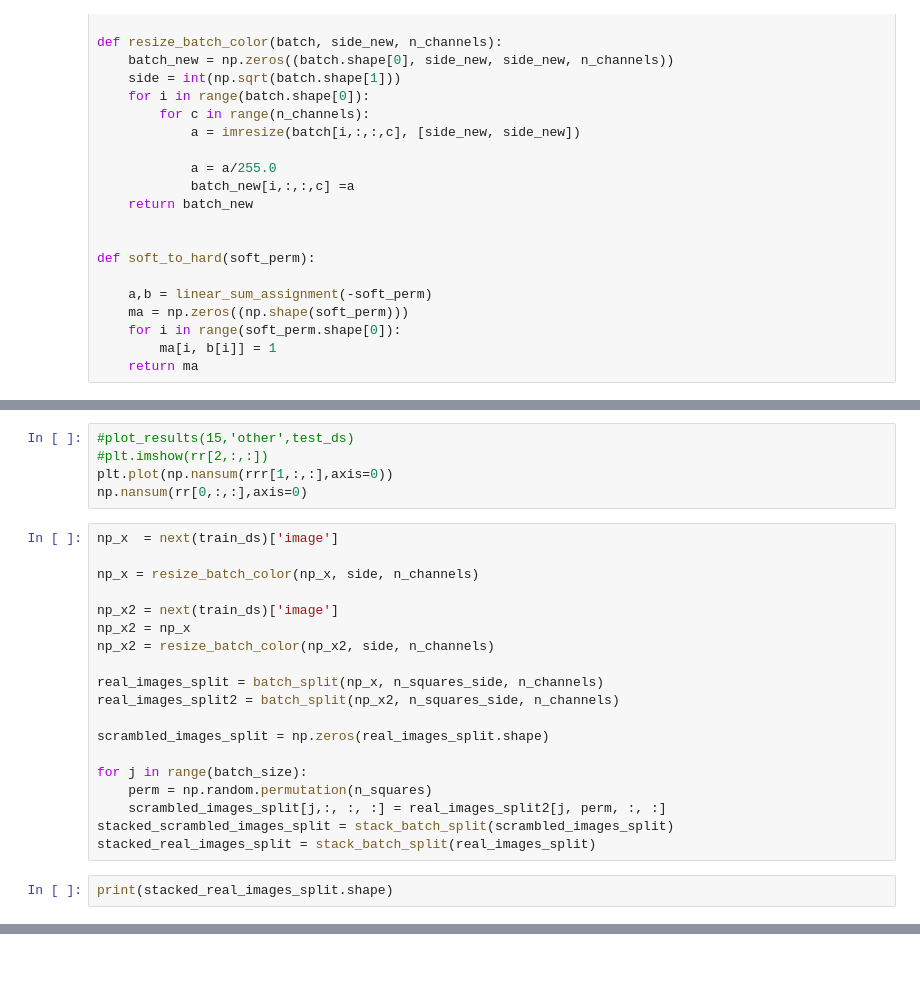
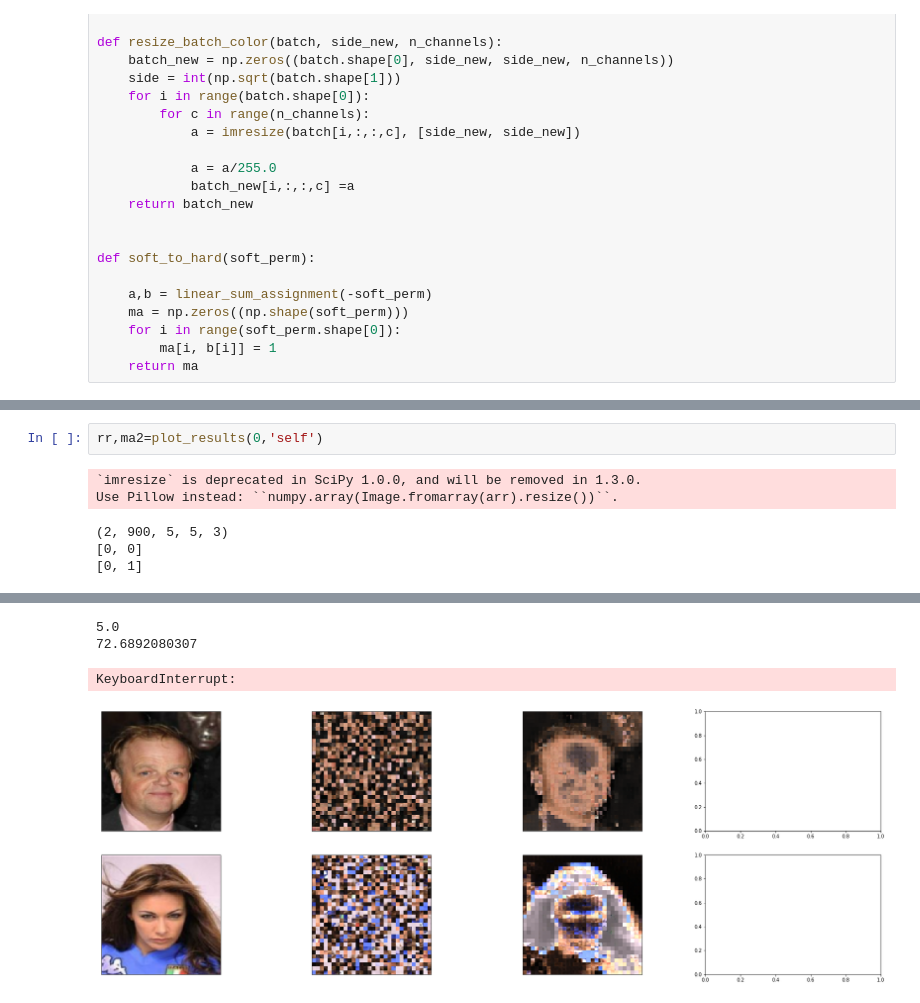
Before and after one commit to gomena/sinkhorn_networks, a Jupyter notebook: Sinkhorn_jigsaw-wg-transformer-Celeba.ipynb, the cells around one changed output, grey strips where cells are left out. Saved outputs shown, nothing was run; the diff lists cells and outputs as text; blank space fills up the shorter version.

```diff
--- a/Sinkhorn_jigsaw-wg-transformer-Celeba.ipynb
+++ b/Sinkhorn_jigsaw-wg-transformer-Celeba.ipynb
@@ -290,26 +299,8 @@ Use Pillow instead: ``numpy.array(Image.fromarray(arr).resize())``.
-# %%
-#plot_results(15,'other',test_ds)
-#plt.imshow(rr[2,:,:])
-plt.plot(np.nansum(rrr[1,:,:],axis=0))
-np.nansum(rr[0,:,:],axis=0)
-# %%
-np_x  = next(train_ds)['image']
-
-np_x = resize_batch_color(np_x, side, n_channels)
-
-np_x2 = next(train_ds)['image']
-np_x2 = np_x
-np_x2 = resize_batch_color(np_x2, side, n_channels)
-
-real_images_split = batch_split(np_x, n_squares_side, n_channels)
-real_images_split2 = batch_split(np_x2, n_squares_side, n_channels)
-
-scrambled_images_split = np.zeros(real_images_split.shape)
-
-for j in range(batch_size):
-    perm = np.random.permutation(n_squares)
-    scrambled_images_split[j,:, :, :] = real_images_split2[j, perm, :, :]
-stacked_scrambled_images_split = stack_batch_split(scrambled_images_split)
-stacked_real_images_split = stack_batch_split(real_images_split)
-# %%
-print(stacked_real_images_split.shape)
+# %%
+rr,ma2=plot_results(0,'self')
+# %% [output]
+`imresize` is deprecated in SciPy 1.0.0, and will be removed in 1.3.0.
+Use Pillow instead: ``numpy.array(Image.fromarray(arr).resize())``.
+(2, 900, 5, 5, 3)
+[0, 0]
+[0, 1]
@@ -315,0 +308,4 @@ print(stacked_real_images_split.shape)
+5.0
+72.6892080307
+KeyboardInterrupt:
+[figure, added]
```
Also changed, not shown: parts of 11 cells of this notebook, 3 other files.
